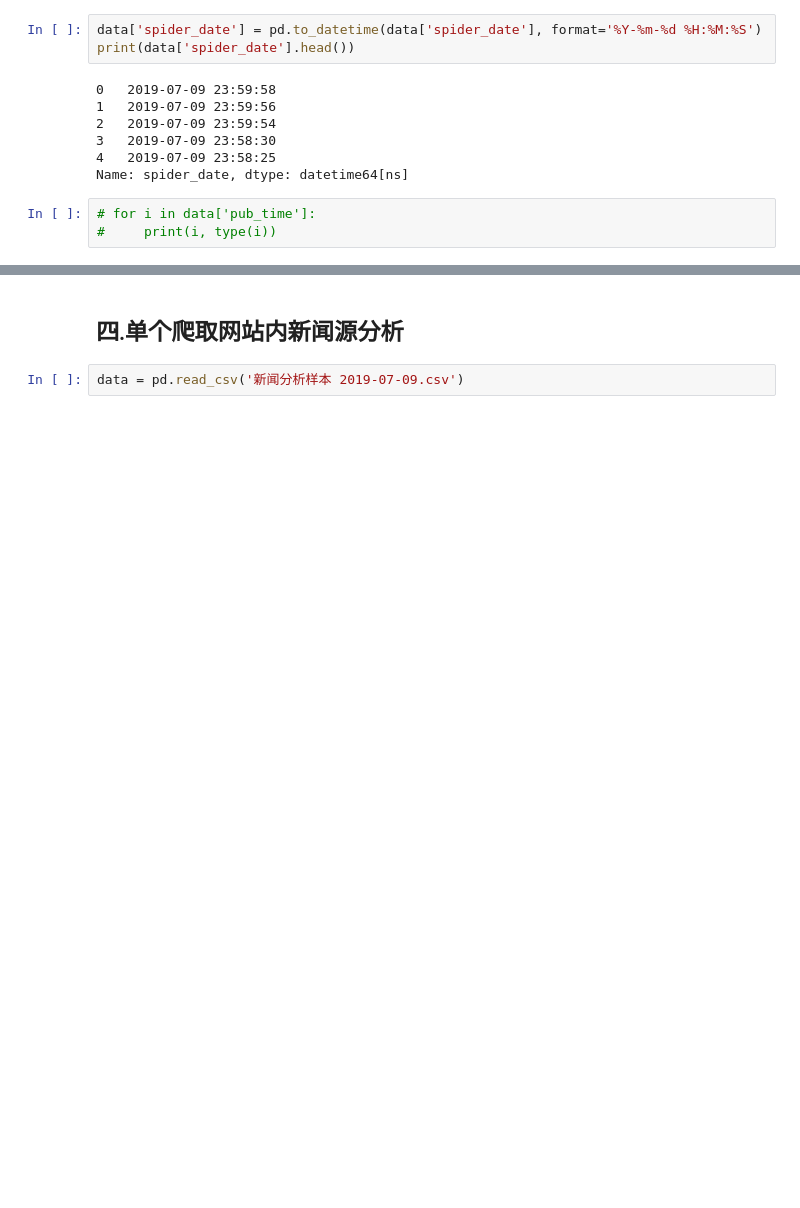
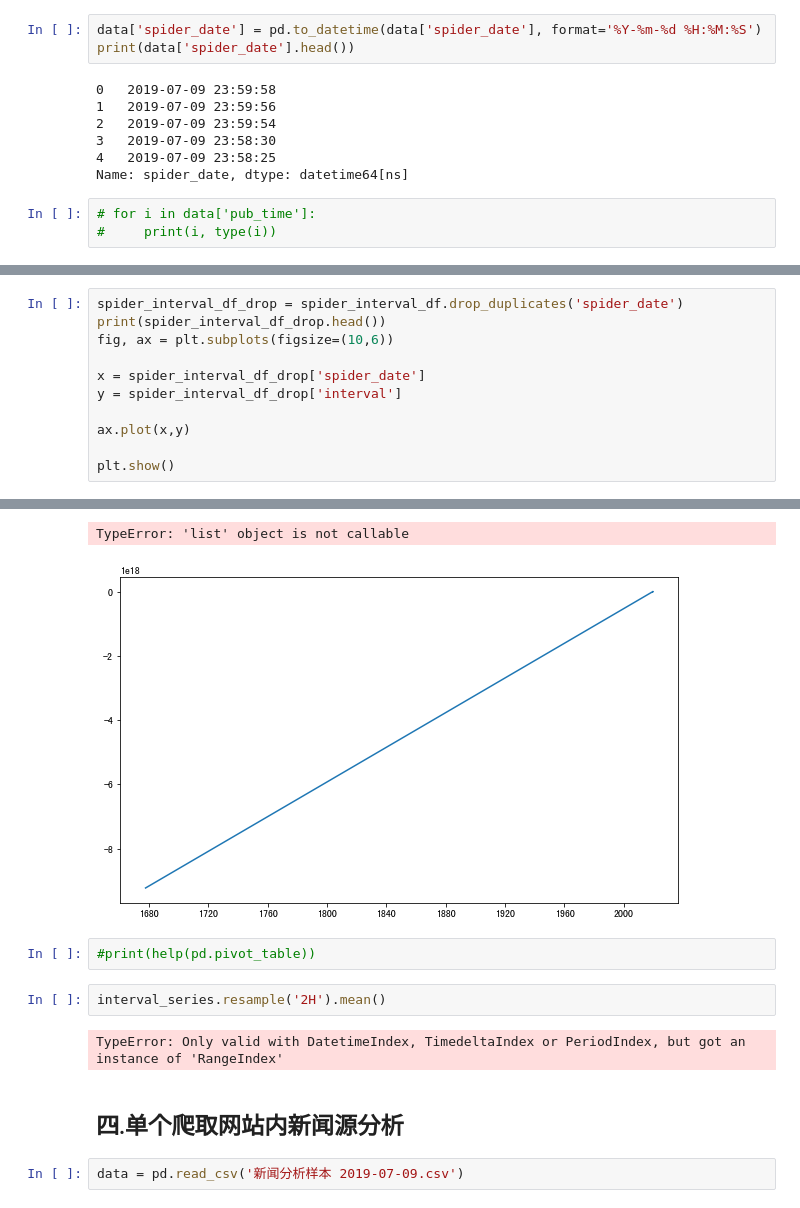
Before and after one commit to AprilJW/python_data_analysis, a Jupyter notebook: 0713/2019-07-11新闻数据分析.ipynb, the cells around one changed output, grey strips where cells are left out. Saved outputs shown, nothing was run; the diff lists cells and outputs as text; blank space fills up the shorter version.

```diff
--- a/0713/2019-07-11新闻数据分析.ipynb
+++ b/0713/2019-07-11新闻数据分析.ipynb
@@ -462,0 +515,12 @@ ValueError: NaTType does not support timestamp
+# %%
+spider_interval_df_drop = spider_interval_df.drop_duplicates('spider_date')
+print(spider_interval_df_drop.head())
+fig, ax = plt.subplots(figsize=(10,6))
+
+x = spider_interval_df_drop['spider_date']
+y = spider_interval_df_drop['interval']
+
+ax.plot(x,y)
+
+plt.show()
+# %% [output]
@@ -463,3 +533,11 @@ ValueError: NaTType does not support timestamp
+TypeError: 'list' object is not callable
+[figure, added]
+# %%
+#print(help(pd.pivot_table))
+# %%
+interval_series.resample('2H').mean()
+# %% [output]
+TypeError: Only valid with DatetimeIndex, TimedeltaIndex or PeriodIndex, but got an instance of 'RangeIndex'
 # %% [markdown]
 ## 四.单个爬取网站内新闻源分析
 # %%
```
Also changed, not shown: parts of 17 cells of this notebook.
